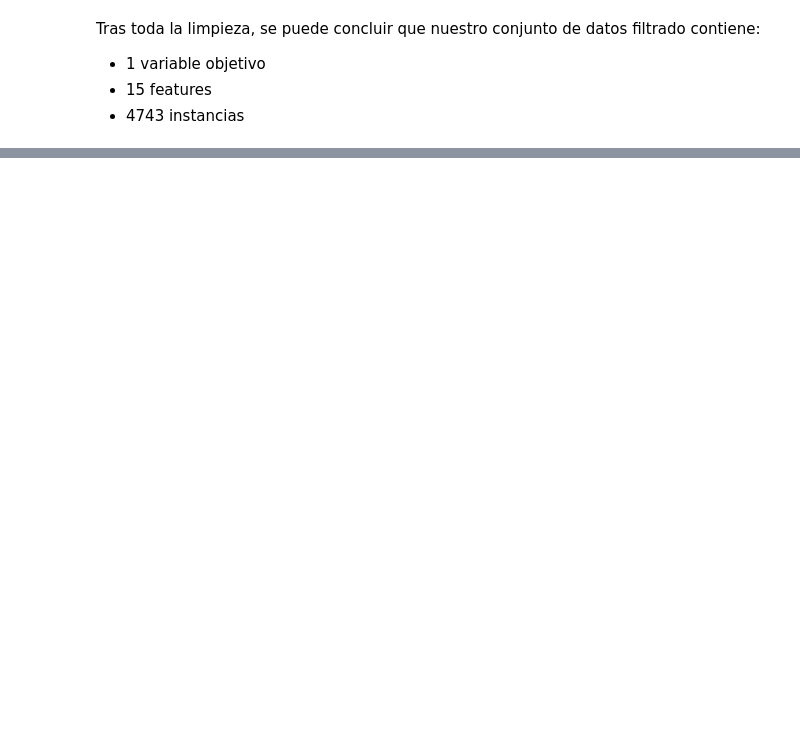
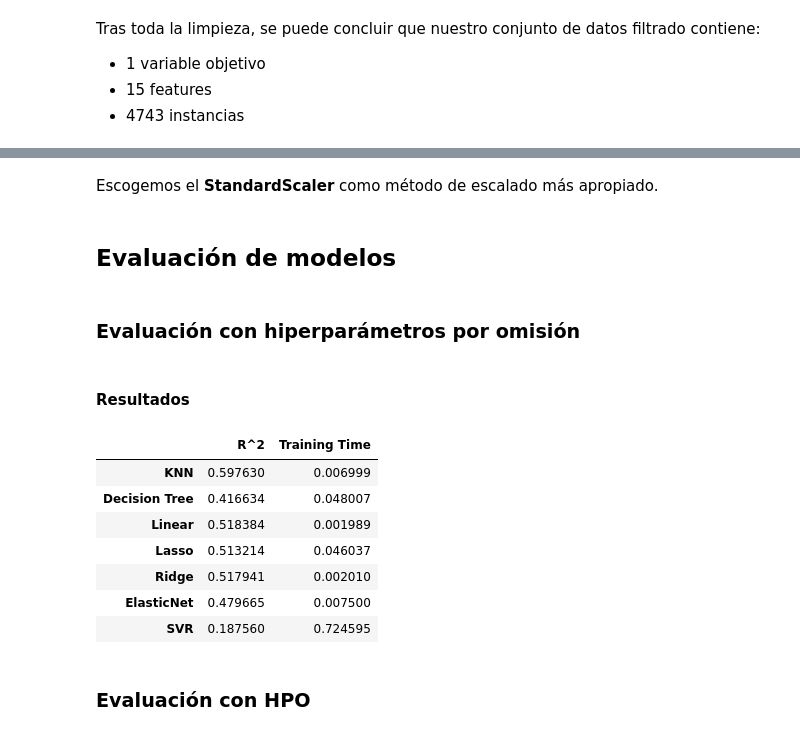
Before and after one commit to NicolasLamotteUC3M/p1_aprendizaje_automatico_Jaime_Nicolas, a Jupyter notebook: NotebookFinal1.ipynb, the cells around one changed output, grey strips where cells are left out. Drawn from its saved outputs; the diff is of its cells as text; code cells hidden in the pictures; blank space fills up the shorter version.

```diff
--- a/NotebookFinal1.ipynb
+++ b/NotebookFinal1.ipynb
@@ -587,0 +716,6 @@ Name: energy, Length: 921, dtype: float64
+# %% [markdown]
+Escogemos el **StandardScaler** como método de escalado más apropiado.
+# %% [markdown]
+## Evaluación de modelos
+# %% [markdown]
+### Evaluación con hiperparámetros por omisión
@@ -587,0 +833,17 @@ Name: energy, Length: 921, dtype: float64
+# %% [markdown]
+#### Resultados
+# %%
+df = pd.DataFrame.from_dict(scores, orient='index')
+
+df
+# %% [output]
+|  | R^2 | Training Time |
+| KNN | 0.597630 | 0.006999 |
+| Decision Tree | 0.416634 | 0.048007 |
+| Linear | 0.518384 | 0.001989 |
+| Lasso | 0.513214 | 0.046037 |
+| Ridge | 0.517941 | 0.002010 |
+| ElasticNet | 0.479665 | 0.007500 |
+| SVR | 0.187560 | 0.724595 |
+# %% [markdown]
+### Evaluación con HPO
```
Also changed, not shown: parts of 45 cells of this notebook.
